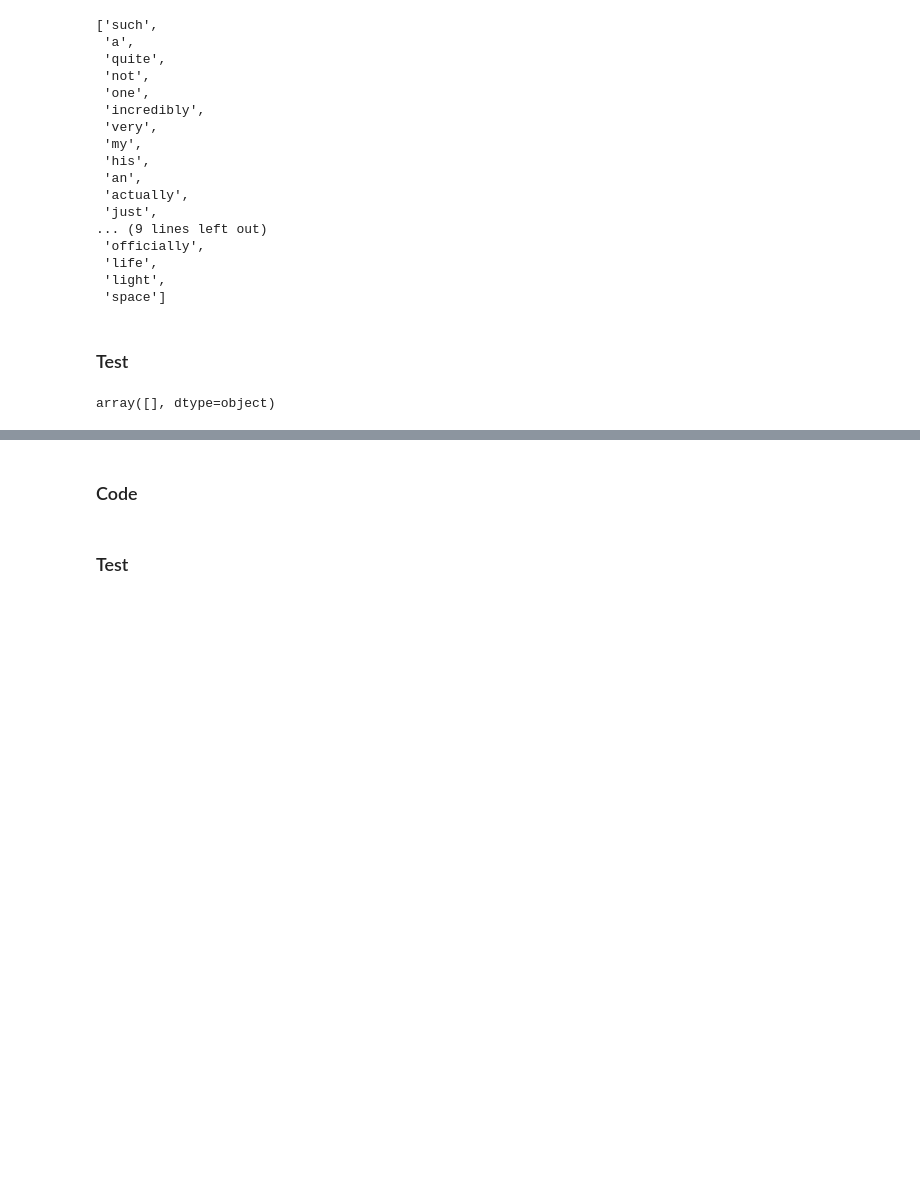
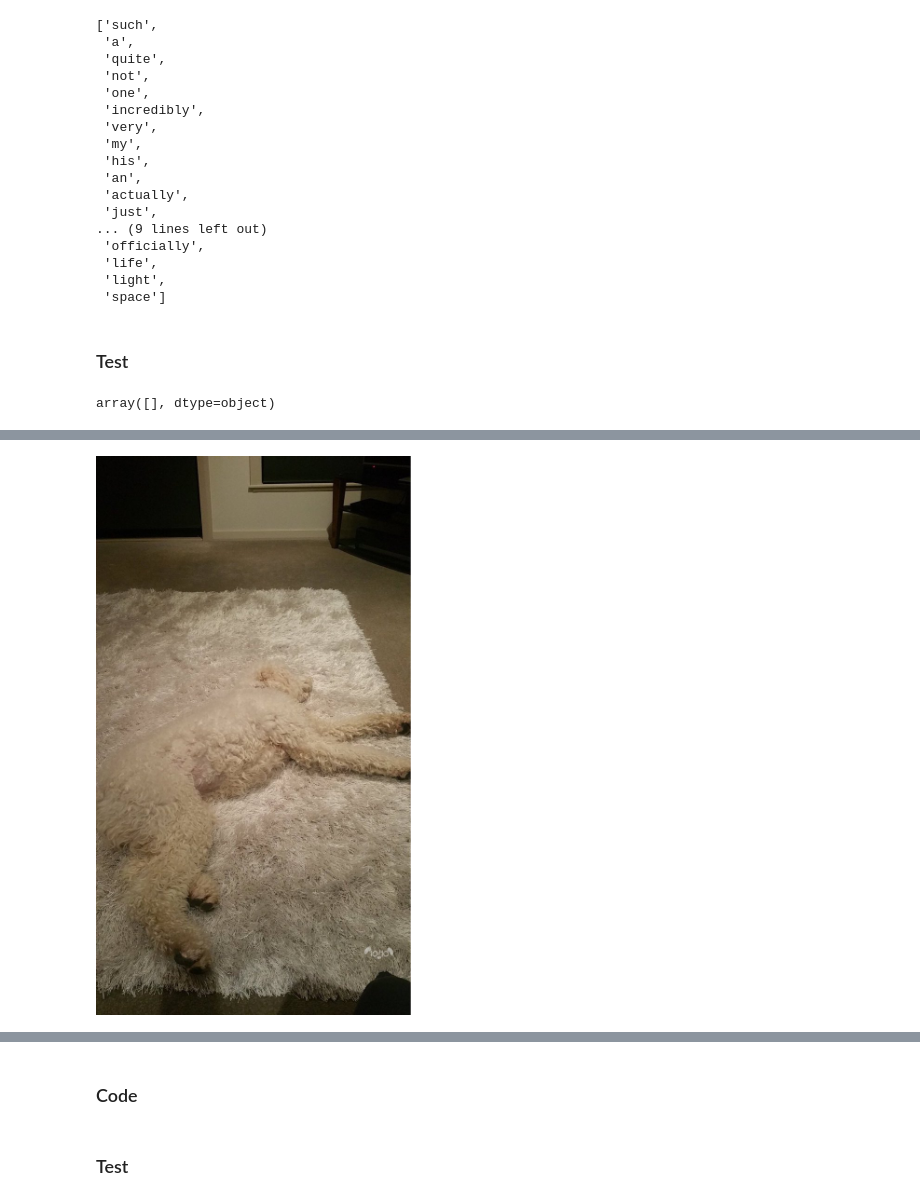
Before and after one commit to viktor-begun/Data_Analyst_Data-Wrangling, a Jupyter notebook: wrangle_act.ipynb, the cells around one changed output, grey strips where cells are left out. Drawn from its saved outputs; the diff is of its cells as text; code cells hidden in the pictures; blank space fills up the shorter version.

```diff
--- a/wrangle_act.ipynb
+++ b/wrangle_act.ipynb
@@ -651,0 +722,4 @@ array([], dtype=object)
+# %%
+Image(img_predictions_clean.iloc[1979].jpg_url)
+# %% [output]
+[figure, added]
```
Also changed, not shown: parts of 53 cells of this notebook.
